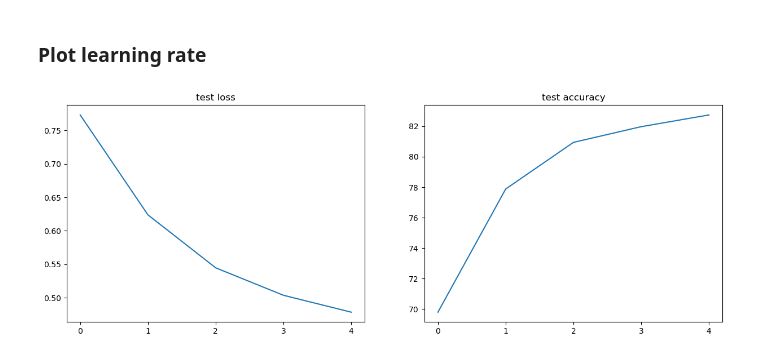
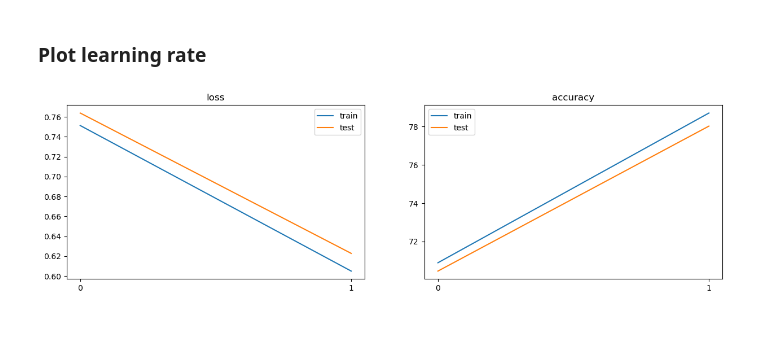
Before and after one commit to stakkato95/AIcourse, a Jupyter notebook: 3/3.ipynb, the cells around one changed output. Saved outputs shown, nothing was run; the diff lists cells and outputs as text; code cells hidden in the pictures; blank space fills up the shorter version.

```diff
--- a/3/3.ipynb
+++ b/3/3.ipynb
@@ -155,11 +170,15 @@ Net(
 ### Train
 # %%
 %%time
-epochs = 5
-loss = []
-accuracy = []
+epochs = 2
+train_loss = []
+test_loss = []
+train_accuracy = []
+test_accuracy = []
 
 for epoch in range(epochs):
     train(epoch, 200)
-    test(loss, accuracy)
+    metrics(test_loss, test_accuracy, test_loader, 'test ')
+    metrics(train_loss, train_accuracy, train_loader, 'train')
+    print()
 # %% [output]
@@ -183,18 +203,23 @@ Wall time: 38.9 s
 # %% [markdown]
 ### Plot learning rate
 # %%
-plt.figure(figsize=(15,5))
+plt.figure(figsize=(15,4))
 
 plt.subplot(1,2,1)
-plt.plot(loss)
-plt.gca().set_xticks(range(len(loss)))
-plt.title('test loss')
+plt.plot(train_loss, label='train')
+plt.plot(test_loss, label='test')
+plt.legend(loc='upper right')
+plt.gca().set_xticks(range(len(train_loss)))
+plt.title('loss')
 
+# accuracy can be used, since classes have same size
 plt.subplot(1,2,2)
-plt.plot(accuracy)
-plt.gca().set_xticks(range(len(accuracy)))
-plt.title('test accuracy')
+plt.plot(train_accuracy, label='train')
+plt.plot(test_accuracy, label='test')
+plt.legend(loc='upper left')
+plt.gca().set_xticks(range(len(train_accuracy)))
+plt.title('accuracy')
 
 plt.show()
 # %% [output]
-[figure, old version]
+[figure, new version]
```
Also changed, not shown: parts of 4 cells of this notebook.
